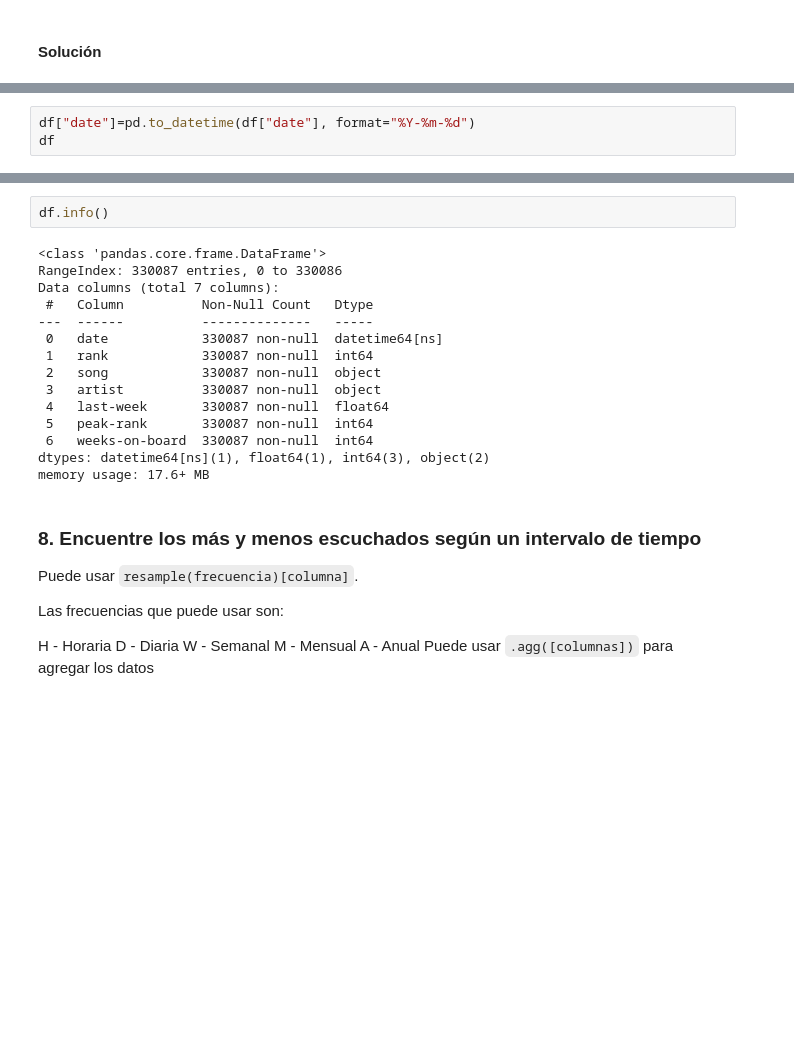
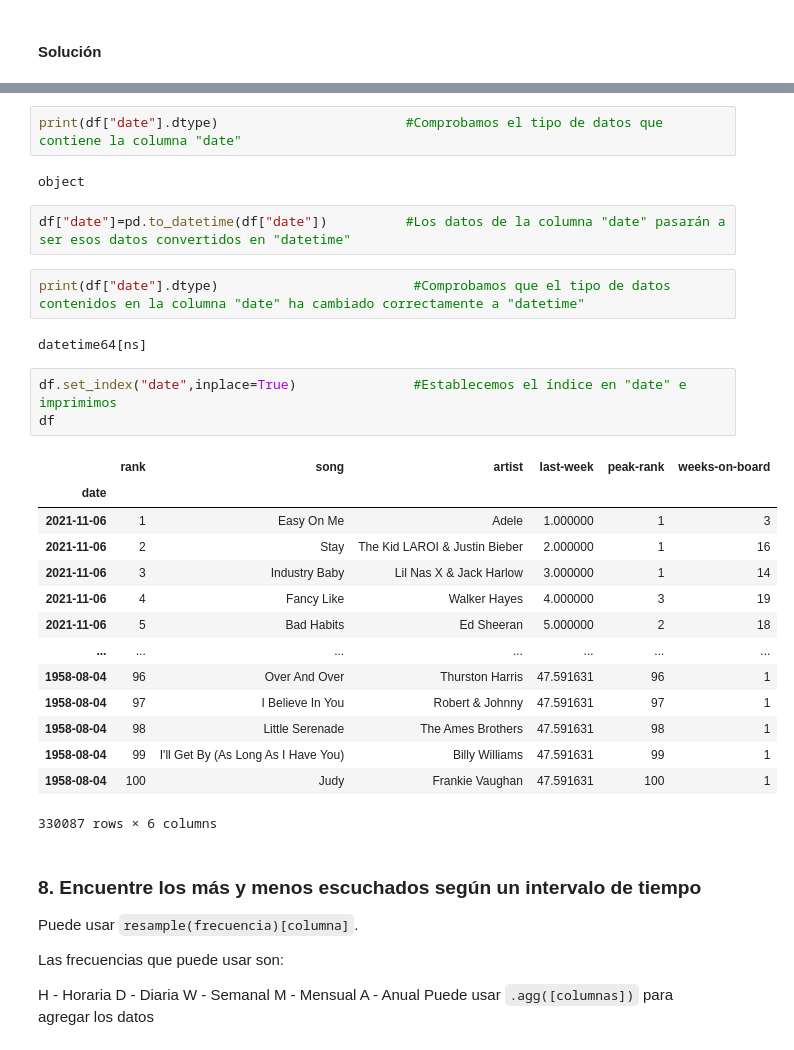
Before and after one commit to Marina-Schluter/Listas-de-musica, a Jupyter notebook: Listas de música.ipynb, the cells around one changed output, grey strips where cells are left out. Drawn from its saved outputs; the diff is of its cells as text; blank space fills up the shorter version.

```diff
--- a/Listas de música.ipynb
+++ b/Listas de música.ipynb
@@ -282,3 +255,0 @@ memory usage: 17.6+ MB
-# %%
-df["date"]=pd.to_datetime(df["date"], format="%Y-%m-%d")
-df
@@ -299,20 +256,31 @@ df
-# %%
-df.info()
-# %% [output]
-<class 'pandas.core.frame.DataFrame'>
-RangeIndex: 330087 entries, 0 to 330086
-Data columns (total 7 columns):
- #   Column          Non-Null Count   Dtype
----  ------          --------------   -----
- 0   date            330087 non-null  datetime64[ns]
- 1   rank            330087 non-null  int64
- 2   song            330087 non-null  object
- 3   artist          330087 non-null  object
- 4   last-week       330087 non-null  float64
- 5   peak-rank       330087 non-null  int64
- 6   weeks-on-board  330087 non-null  int64
-dtypes: datetime64[ns](1), float64(1), int64(3), object(2)
-memory usage: 17.6+ MB
+# %%
+print(df["date"].dtype)                        #Comprobamos el tipo de datos que contiene la columna "date"
+# %% [output]
+object
+# %%
+df["date"]=pd.to_datetime(df["date"])          #Los datos de la columna "date" pasarán a ser esos datos convertidos en "datetime"
+# %%
+print(df["date"].dtype)                         #Comprobamos que el tipo de datos contenidos en la columna "date" ha cambiado correctamente a "datetime"
+# %% [output]
+datetime64[ns]
+# %%
+df.set_index("date",inplace=True)               #Establecemos el índice en "date" e imprimimos
+df
+# %% [output]
+|  | rank | song | artist | last-week | peak-rank | weeks-on-board |
+| date |  |  |  |  |  |  |
+| 2021-11-06 | 1 | Easy On Me | Adele | 1.000000 | 1 | 3 |
+| 2021-11-06 | 2 | Stay | The Kid LAROI & Justin Bieber | 2.000000 | 1 | 16 |
+| 2021-11-06 | 3 | Industry Baby | Lil Nas X & Jack Harlow | 3.000000 | 1 | 14 |
+| 2021-11-06 | 4 | Fancy Like | Walker Hayes | 4.000000 | 3 | 19 |
+| 2021-11-06 | 5 | Bad Habits | Ed Sheeran | 5.000000 | 2 | 18 |
+| ... | ... | ... | ... | ... | ... | ... |
+| 1958-08-04 | 96 | Over And Over | Thurston Harris | 47.591631 | 96 | 1 |
+| 1958-08-04 | 97 | I Believe In You | Robert & Johnny | 47.591631 | 97 | 1 |
+| 1958-08-04 | 98 | Little Serenade | The Ames Brothers | 47.591631 | 98 | 1 |
+| 1958-08-04 | 99 | I'll Get By (As Long As I Have You) | Billy Williams | 47.591631 | 99 | 1 |
+| 1958-08-04 | 100 | Judy | Frankie Vaughan | 47.591631 | 100 | 1 |
+330087 rows × 6 columns
 # %% [markdown]
 ### **8. Encuentre los más y menos escuchados según un intervalo de tiempo**
 
```
Also changed, not shown: parts of 4 cells of this notebook.
